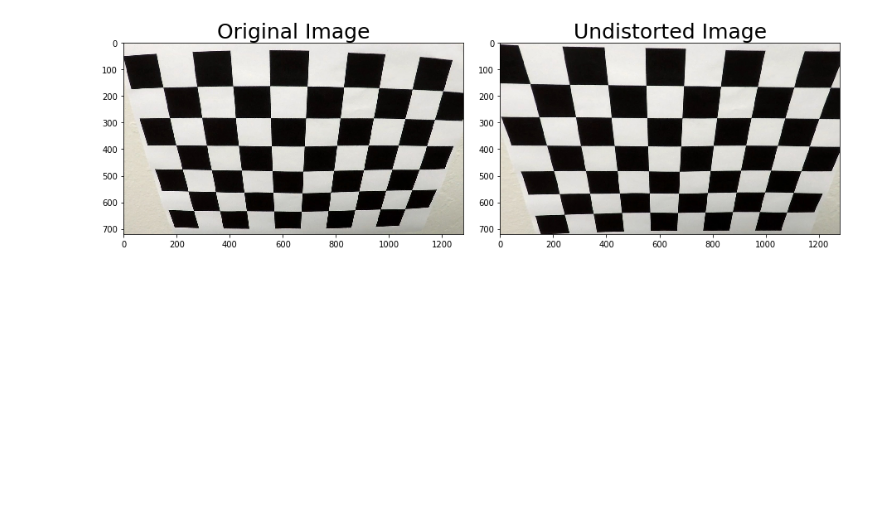
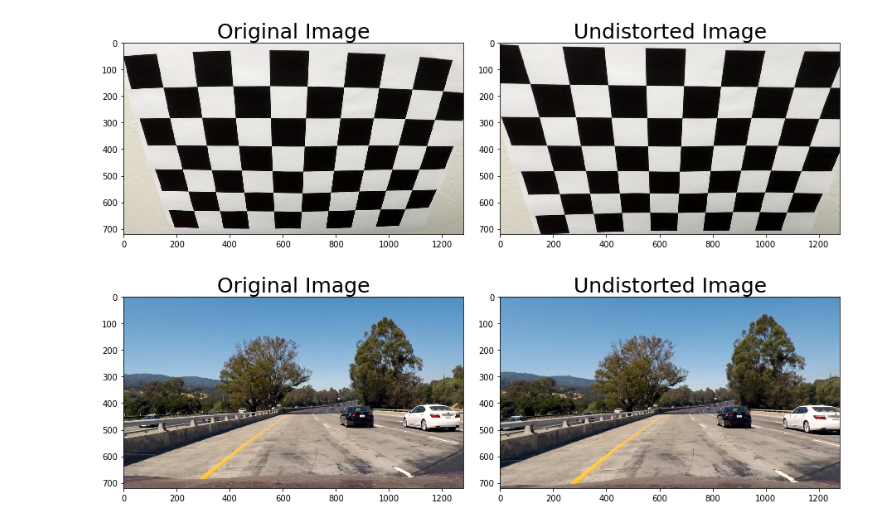
Before and after one commit to KenOverholt/CarND-Advanced-Lane-Lines, a Jupyter notebook: Advanced Lane Finding.ipynb, the cells around one changed output. Saved outputs shown, nothing was run; the diff lists cells and outputs as text; code cells hidden in the pictures; blank space fills up the shorter version.

```diff
--- a/Advanced Lane Finding.ipynb
+++ b/Advanced Lane Finding.ipynb
@@ -62,6 +62,22 @@ plt.subplots_adjust(left=0., right=1, top=0.9, bottom=0.)
 plt.show()
 # %% [output]
 [figure]
+# %%
+#Apply distortion correction to a road image
+
+fname = 'test_images\\test1.jpg' #select an original image to display
+original_img = mpimg.imread(fname) # read the original image into an numpy array
+undistorted_img = cv2.undistort(original_img, mtx, dist, None, mtx)
+f, (ax1, ax2) = plt.subplots(1, 2, figsize=(12, 5))
+f.tight_layout()
+ax1.imshow(original_img)
+ax1.set_title('Original Image', fontsize=25)
+ax2.imshow(undistorted_img)
+ax2.set_title('Undistorted Image', fontsize=25)
+plt.subplots_adjust(left=0., right=1, top=0.9, bottom=0.)
+plt.show()
+# %% [output]
+[figure, added]
 # %%
 #M = cv2.getPerspectiveTransform(src, dst)
 #Compute the inverse perspective transform:
```
Also changed, not shown: 1 other file.
